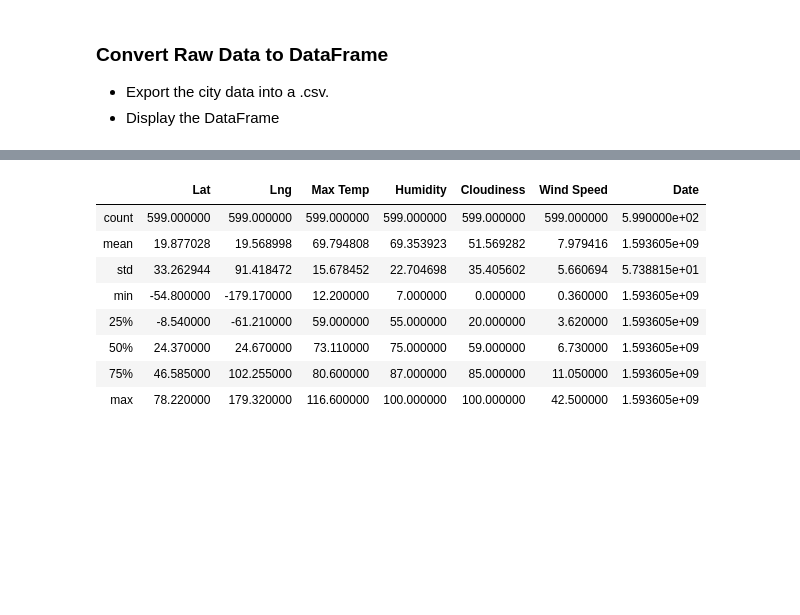
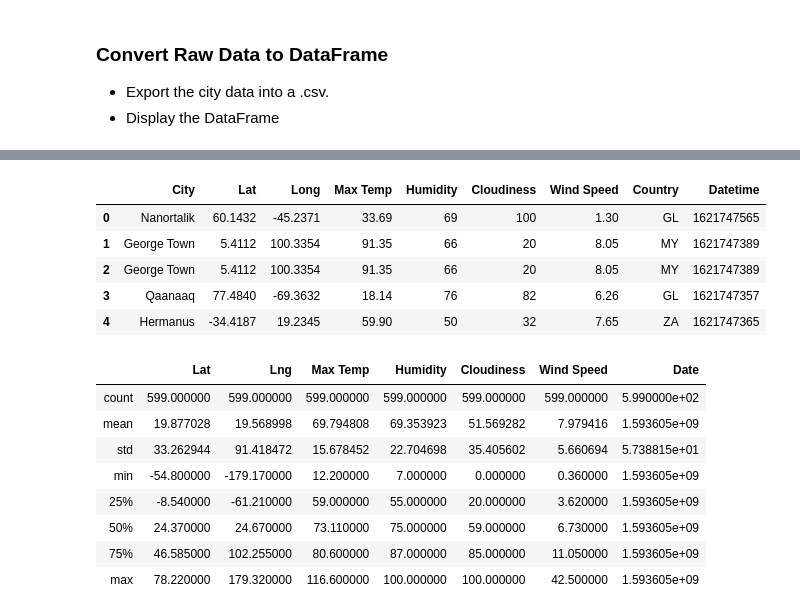
Before and after one commit to adamholcomb/python-api-challenge, a Jupyter notebook: WeatherPy/WeatherPy.ipynb, the cells around one changed output, grey strips where cells are left out. Drawn from its saved outputs; the diff is of its cells as text; code cells hidden in the pictures; blank space fills up the shorter version.

Commit message:
Create DataFrame with API weather info

```diff
--- a/WeatherPy/WeatherPy.ipynb
+++ b/WeatherPy/WeatherPy.ipynb
@@ -170,3 +162,22 @@ Data Retrieval Complete
+# %%
+# Create DataFrame
+data_df = pd.DataFrame({"City": city_name,
+"Lat":city_lat,
+"Long":city_lon,
+"Max Temp":max_temp,
+"Humidity":humidity,
+"Cloudiness":cloudiness,
+"Wind Speed":wind_speed,
+"Country":country,
+"Datetime":datetime})
+data_df.head()
+# %% [output]
+|  | City | Lat | Long | Max Temp | Humidity | Cloudiness | Wind Speed | Country | Datetime |
+| 0 | Nanortalik | 60.1432 | -45.2371 | 33.69 | 69 | 100 | 1.30 | GL | 1621747565 |
+| 1 | George Town | 5.4112 | 100.3354 | 91.35 | 66 | 20 | 8.05 | MY | 1621747389 |
+| 2 | George Town | 5.4112 | 100.3354 | 91.35 | 66 | 20 | 8.05 | MY | 1621747389 |
+| 3 | Qaanaaq | 77.4840 | -69.3632 | 18.14 | 76 | 82 | 6.26 | GL | 1621747357 |
+| 4 | Hermanus | -34.4187 | 19.2345 | 59.90 | 50 | 32 | 7.65 | ZA | 1621747365 |
 # %%
 # %% [output]
 |  | Lat | Lng | Max Temp | Humidity | Cloudiness | Wind Speed | Date |
```
Also changed, not shown: parts of 1 cell of this notebook.
